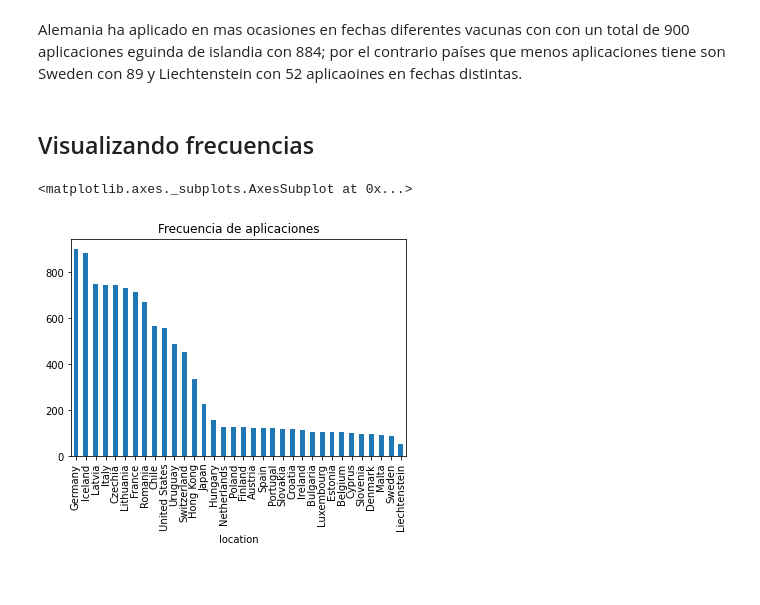
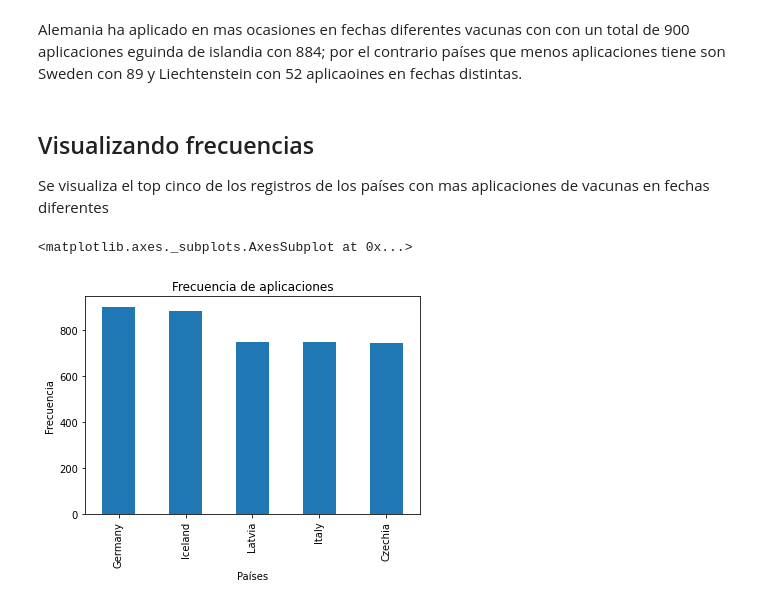
Before and after one commit to rpizarrog/Analisis-Inteligente-de-datos, a Jupyter notebook: bloc de notas/Caso_3_Frecuencias_datos_COVID.ipynb, the cells around one changed output. Cells and saved outputs as stored; diff of their text form; code cells hidden in the pictures.

```diff
--- a/bloc de notas/Caso_3_Frecuencias_datos_COVID.ipynb
+++ b/bloc de notas/Caso_3_Frecuencias_datos_COVID.ipynb
@@ -95,13 +109,14 @@ Sweden           89       89                  89
 Liechtenstein    52       52                  52
 # %% [markdown]
 Alemania ha aplicado en mas ocasiones en fechas diferentes vacunas con con un total de 900 aplicaciones eguinda de islandia con 884; por el contrario países que menos aplicaciones tiene son Sweden con 89 y Liechtenstein con 52 aplicaoines en fechas distintas.
-# %% [markdown]
-## Visualizando frecuencias
+# %% [markdown]
+## Visualizando frecuencias
+
+Se visualiza el top cinco de los registros de los países con mas aplicaciones de vacunas en fechas diferentes
 # %%
-# plot = covid['total_vaccinations'].value_counts().plot(kind='bar',
-#                               title='Frecuencia de aplicaciones')
 
-frc_pais_orden['date'].plot(kind='bar',title='Frecuencia de aplicaciones')
+frc_pais_orden.head()['date'].plot(kind='bar',title='Frecuencia de aplicaciones',
+                                   xlabel="Países", ylabel="Frecuencia" )
 # %% [output]
 <matplotlib.axes._subplots.AxesSubplot at 0x...>
-[figure, old version]
+[figure, new version]
```
Also changed, not shown: parts of 4 cells of this notebook.
